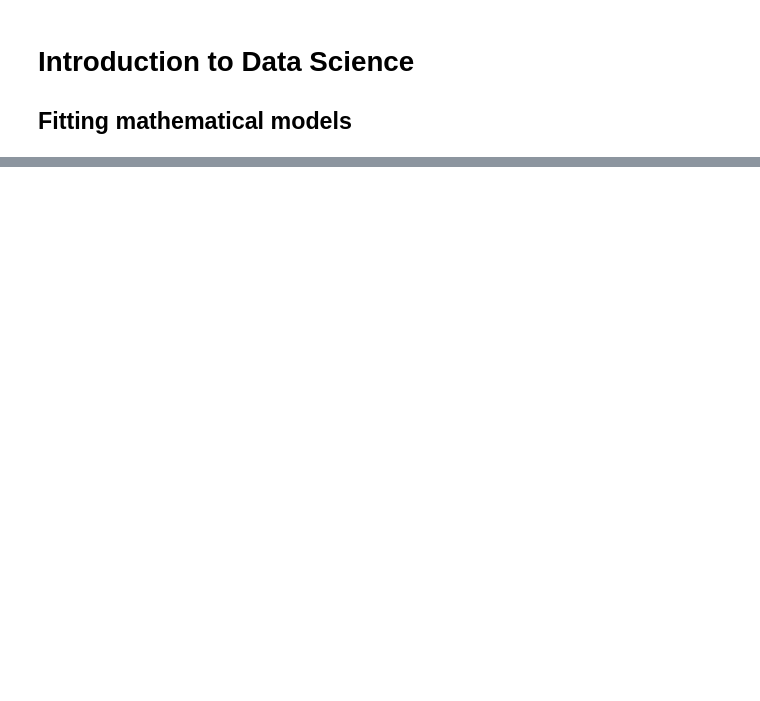
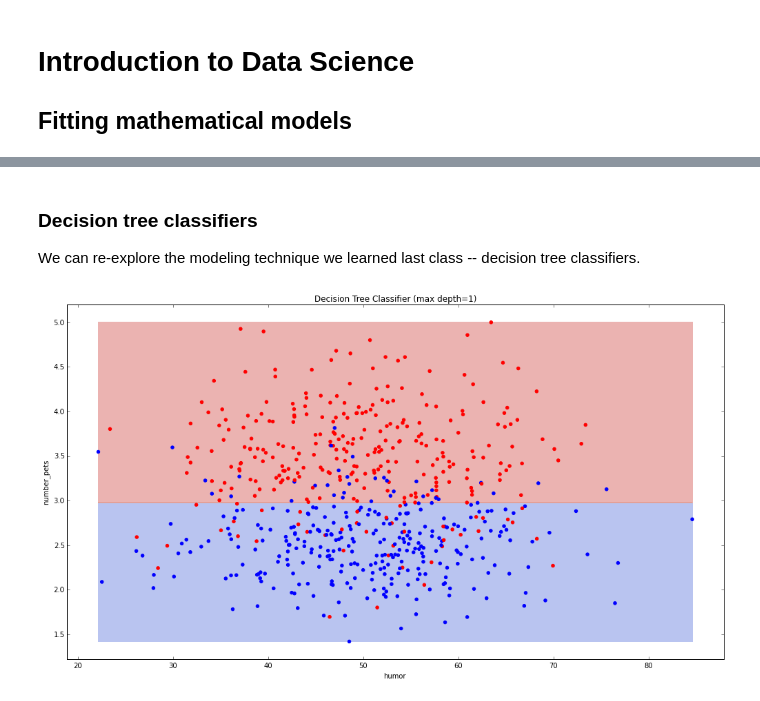
Before and after one commit to rmoakler/learning-data-science, a Jupyter notebook: Class_3/Fitting mathematical models.ipynb, the cells around one changed output, grey strips where cells are left out. Cells and saved outputs as stored; diff of their text form; code cells hidden in the pictures; blank space fills up the shorter version.

```diff
--- a/Class_3/Fitting mathematical models.ipynb
+++ b/Class_3/Fitting mathematical models.ipynb
@@ -36,0 +35,26 @@ data_tools.Decision_Surface(X, Y, m, surface=False)
+# %% [markdown]
+### Decision tree classifiers
+We can re-explore the modeling technique we learned last class -- decision tree classifiers.
+# %%
+# Settings
+depths = [1] # We can also try 4 and 15
+show_probabilities = False
+
+position = 1
+for depth in depths:
+    # Get complex x
+    X = data_tools.X()
+
+    # Model
+    model = DecisionTreeClassifier(max_depth=depth)
+    model.fit(X, Y)
+
+    # Plot
+    plt.subplot(1, len(depths), position)
+    position += 1
+    data_tools.Decision_Surface(X, Y, model, probabilities=show_probabilities)
+    plt.title("Decision Tree Classifier (max depth=" + str(depth) + ")")
+plt.tight_layout()
+plt.show()
+# %% [output]
+[figure, added]
```
Also changed, not shown: parts of 25 cells of this notebook, 1 other file.
